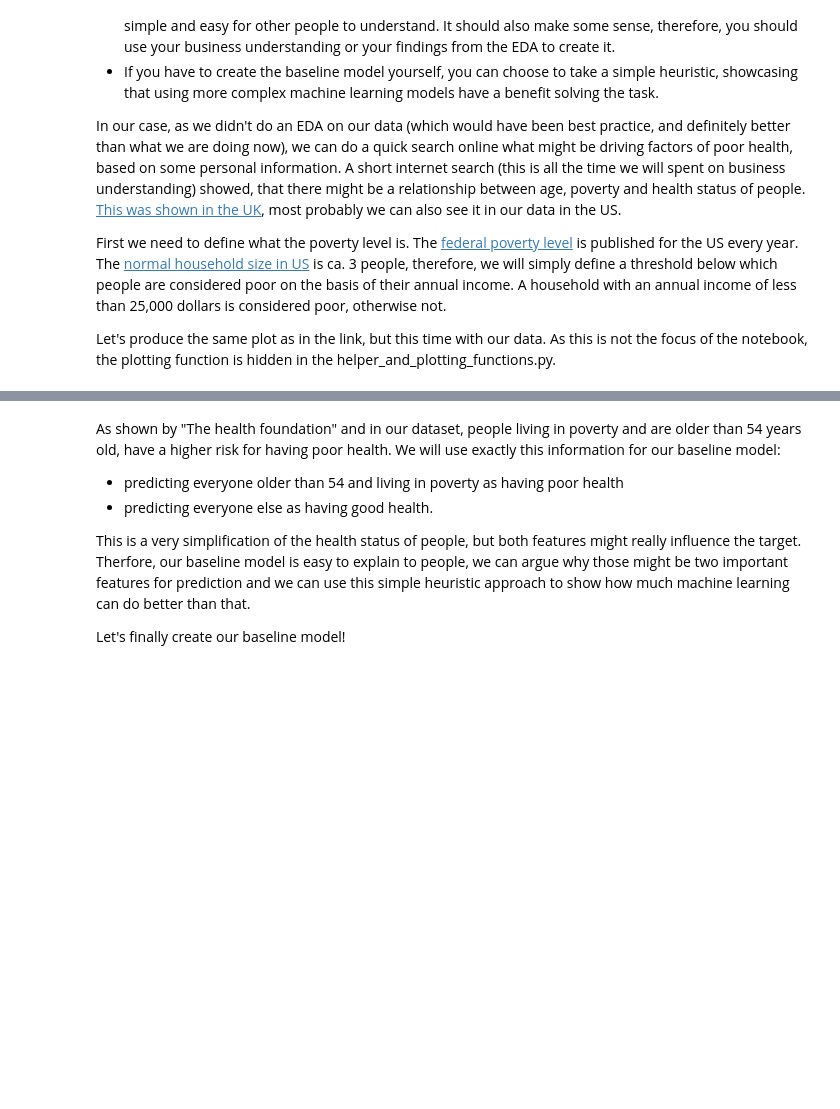
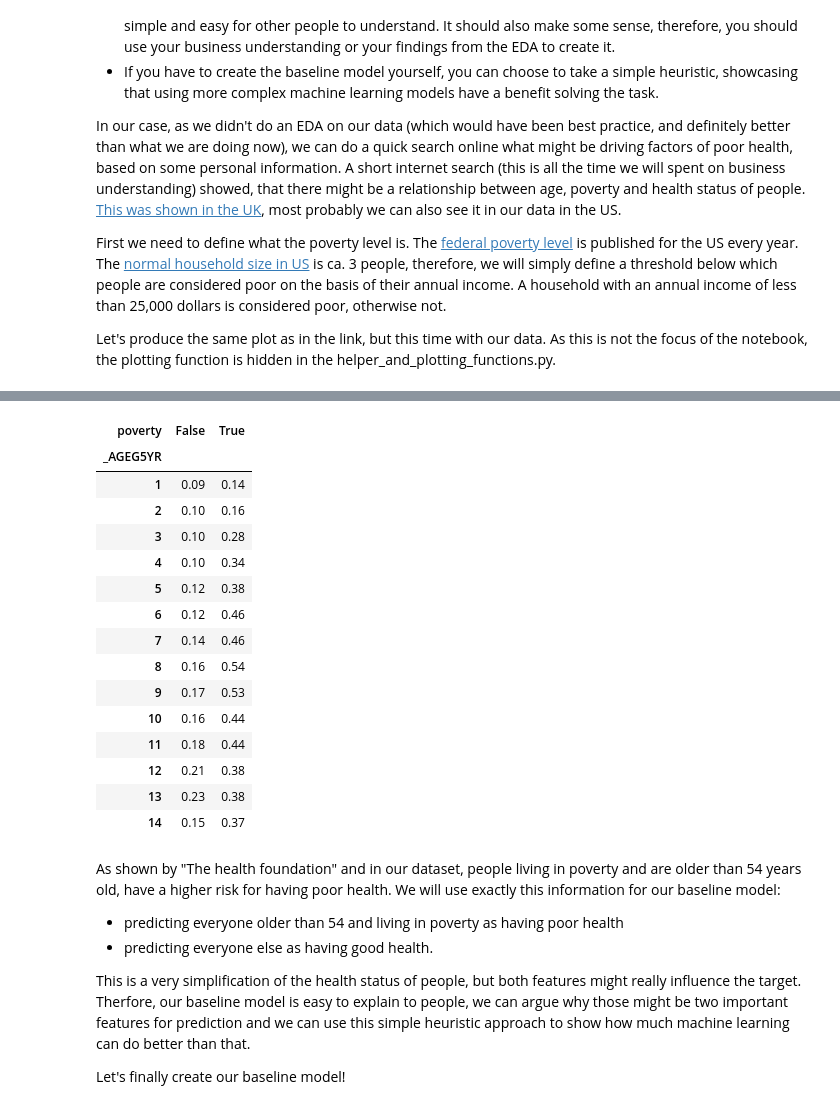
Before and after one commit to Prndxt/ds-decision-tree, a Jupyter notebook: 2_decision_trees_classification.ipynb, the cells around one changed output, grey strips where cells are left out. Drawn from its saved outputs; the diff is of its cells as text; code cells hidden in the pictures; blank space fills up the shorter version.

```diff
--- a/2_decision_trees_classification.ipynb
+++ b/2_decision_trees_classification.ipynb
@@ -178,3 +181,30 @@ train, test, train_labels, test_labels = train_test_split(
+# %%
+from sklearn.model_selection import train_test_split
+
+# Separate the target from the features.
+# df.pop("label") removes the "label" column from df and returns it,
+# so afterwards df holds only the features (X) and labels holds the target (y).
+# label = what the model should predict ("Good Health" / "Poor Health")
+labels = np.array(df.pop("label"))
+
+# train_test_split returns 4 things in a FIXED ORDER:
+#   1. training part of the first input  (df)      -> train        (= X_train)
+#   2. test part of the first input      (df)      -> test         (= X_test)
+#   3. training part of the second input (labels)  -> train_labels (= y_train)
+#   4. test part of the second input     (labels)  -> test_labels  (= y_test)
+# Python only looks at the POSITION, not at the names. The names are our own choice,
+# but they must be written in this order.
+train, test, train_labels, test_labels = train_test_split(
+    df,
+    labels,
+    stratify=labels,    # keep the same share of Good/Poor Health in train and test
+                        # (important when the classes are imbalanced)
+    test_size=0.3,      # 30% of the rows go to the test set, 70% to training
+    random_state=RSEED, # fixed seed, so the split is the same every time we run it
+)
+
+# The model learns from train + train_labels.
+# test + test_labels stay hidden until the end, to check the real performance.
 # %% [markdown]
 ### Imputation of Missing values
 # %% [markdown]
@@ -249,3 +348,35 @@ plt.show()
+# %%
+# Share of Poor Health per age group, for poverty (True) vs. not poverty (False).
+# (label == "Poor Health") is True/False per person, and the mean of True/False
+# is the share of True, the same trick as in (y_pred == y_test).mean()
+shares = (
+    train_with_y.assign(
+        poverty=train_with_y["INCOME3"] <= 4,
+        poor=train_with_y["label"] == "Poor Health",
+    )
+    .groupby(["poverty", "_AGEG5YR"])["poor"]
+    .mean()
+    .unstack(0)
+    .round(2)
+)
+shares
+# %% [output]
+| poverty | False | True |
+| _AGEG5YR |  |  |
+| 1 | 0.09 | 0.14 |
+| 2 | 0.10 | 0.16 |
+| 3 | 0.10 | 0.28 |
+| 4 | 0.10 | 0.34 |
+| 5 | 0.12 | 0.38 |
+| 6 | 0.12 | 0.46 |
+| 7 | 0.14 | 0.46 |
+| 8 | 0.16 | 0.54 |
+| 9 | 0.17 | 0.53 |
+| 10 | 0.16 | 0.44 |
+| 11 | 0.18 | 0.44 |
+| 12 | 0.21 | 0.38 |
+| 13 | 0.23 | 0.38 |
+| 14 | 0.15 | 0.37 |
 # %% [markdown]
 As shown by "The health foundation" and in our dataset, people living in poverty and are older than 54 years old, have a higher risk for having poor health. We will use exactly this information for our baseline model:
 - predicting everyone older than 54 and living in poverty as having poor health
```
Also changed, not shown: parts of 27 cells of this notebook, 1 other file.
